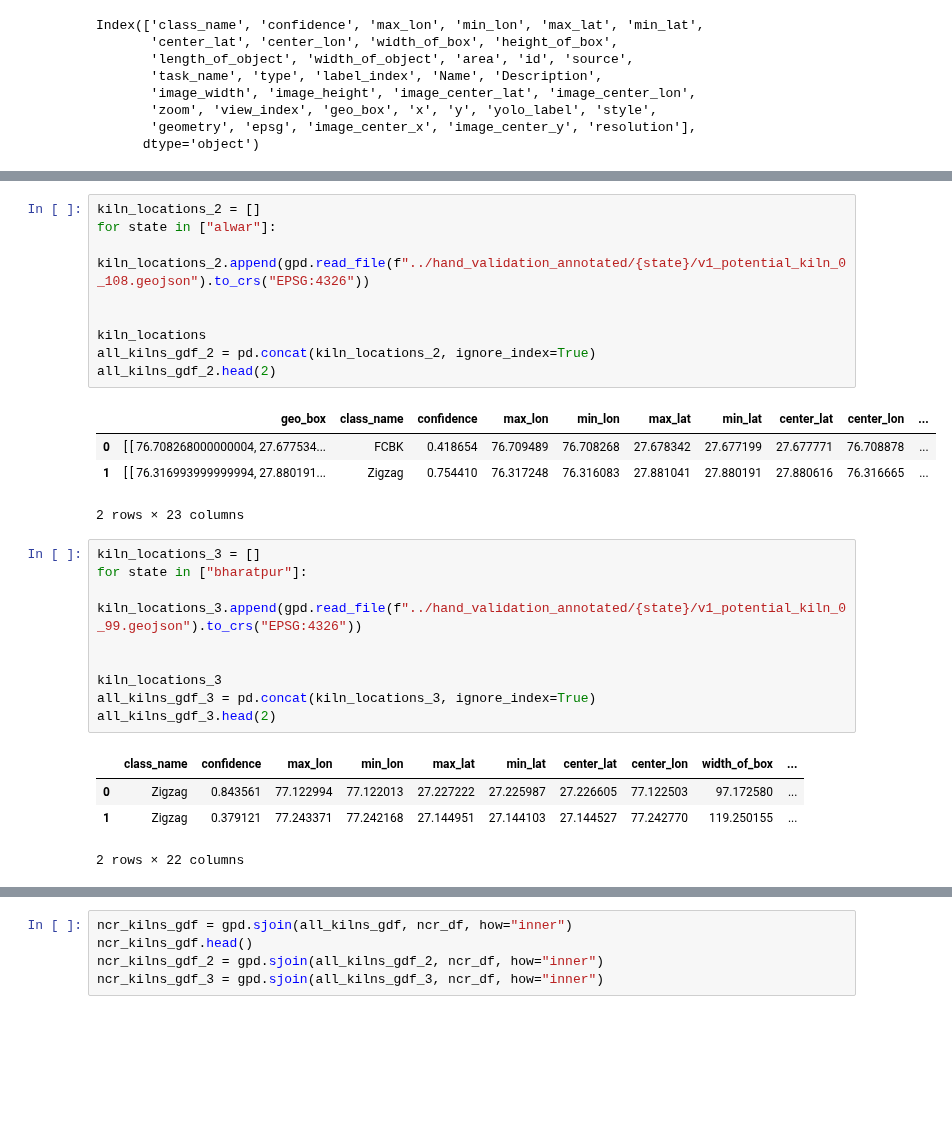
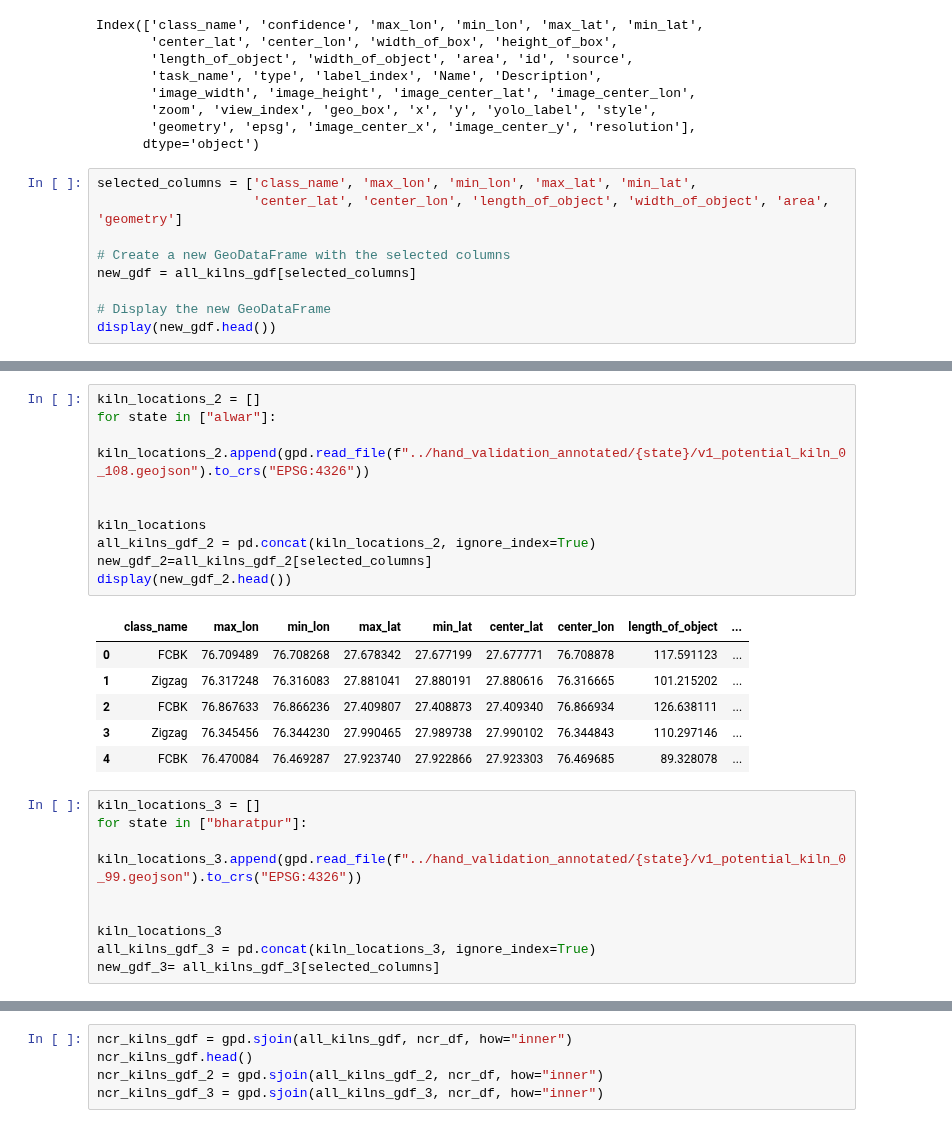
Before and after one commit to rishabh-mondal/ijcai_2025_kilns, a Jupyter notebook: notebooks/brick_kilns_plots.ipynb, the cells around one changed output, grey strips where cells are left out. Drawn from its saved outputs; the diff is of its cells as text; blank space fills up the shorter version.

```diff
--- a/notebooks/brick_kilns_plots.ipynb
+++ b/notebooks/brick_kilns_plots.ipynb
@@ -158,3 +184,12 @@ Index(['class_name', 'confidence', 'max_lon', 'min_lon', 'max_lat', 'min_lat',
        'zoom', 'view_index', 'geo_box', 'x', 'y', 'yolo_label', 'style',
        'geometry', 'epsg', 'image_center_x', 'image_center_y', 'resolution'],
       dtype='object')
+# %%
+selected_columns = ['class_name', 'max_lon', 'min_lon', 'max_lat', 'min_lat',
+                    'center_lat', 'center_lon', 'length_of_object', 'width_of_object', 'area', 'geometry']
+
+# Create a new GeoDataFrame with the selected columns
+new_gdf = all_kilns_gdf[selected_columns]
+
+# Display the new GeoDataFrame
+display(new_gdf.head())
@@ -161,17 +203,20 @@ Index(['class_name', 'confidence', 'max_lon', 'min_lon', 'max_lat', 'min_lat',
 # %%
 kiln_locations_2 = []
 for state in ["alwar"]:
     kiln_locations_2.append(gpd.read_file(f"../hand_validation_annotated/{state}/v1_potential_kiln_0_108.geojson").to_crs("EPSG:4326"))
 
 
 kiln_locations
 all_kilns_gdf_2 = pd.concat(kiln_locations_2, ignore_index=True)
-all_kilns_gdf_2.head(2)
+new_gdf_2=all_kilns_gdf_2[selected_columns]
+display(new_gdf_2.head())
 # %% [output]
-|  | geo_box | class_name | confidence | max_lon | min_lon | max_lat | min_lat | center_lat | center_lon | ... |
-| 0 | [ [ 76.708268000000004, 27.677534... | FCBK | 0.418654 | 76.709489 | 76.708268 | 27.678342 | 27.677199 | 27.677771 | 76.708878 | ... |
-| 1 | [ [ 76.316993999999994, 27.880191... | Zigzag | 0.754410 | 76.317248 | 76.316083 | 27.881041 | 27.880191 | 27.880616 | 76.316665 | ... |
+|  | class_name | max_lon | min_lon | max_lat | min_lat | center_lat | center_lon | length_of_object | ... |
+| 0 | FCBK | 76.709489 | 76.708268 | 27.678342 | 27.677199 | 27.677771 | 76.708878 | 117.591123 | ... |
+| 1 | Zigzag | 76.317248 | 76.316083 | 27.881041 | 27.880191 | 27.880616 | 76.316665 | 101.215202 | ... |
+| 2 | FCBK | 76.867633 | 76.866236 | 27.409807 | 27.408873 | 27.409340 | 76.866934 | 126.638111 | ... |
+| 3 | Zigzag | 76.345456 | 76.344230 | 27.990465 | 27.989738 | 27.990102 | 76.344843 | 110.297146 | ... |
+| 4 | FCBK | 76.470084 | 76.469287 | 27.923740 | 27.922866 | 27.923303 | 76.469685 | 89.328078 | ... |
-2 rows × 23 columns
 # %%
 kiln_locations_3 = []
 for state in ["bharatpur"]:
@@ -180,9 +225,4 @@ for state in ["bharatpur"]:
 
 kiln_locations_3
 all_kilns_gdf_3 = pd.concat(kiln_locations_3, ignore_index=True)
-all_kilns_gdf_3.head(2)
+new_gdf_3= all_kilns_gdf_3[selected_columns]
-# %% [output]
-|  | class_name | confidence | max_lon | min_lon | max_lat | min_lat | center_lat | center_lon | width_of_box | ... |
-| 0 | Zigzag | 0.843561 | 77.122994 | 77.122013 | 27.227222 | 27.225987 | 27.226605 | 77.122503 | 97.172580 | ... |
-| 1 | Zigzag | 0.379121 | 77.243371 | 77.242168 | 27.144951 | 27.144103 | 27.144527 | 77.242770 | 119.250155 | ... |
-2 rows × 22 columns
```
Also changed, not shown: parts of 16 cells of this notebook.
